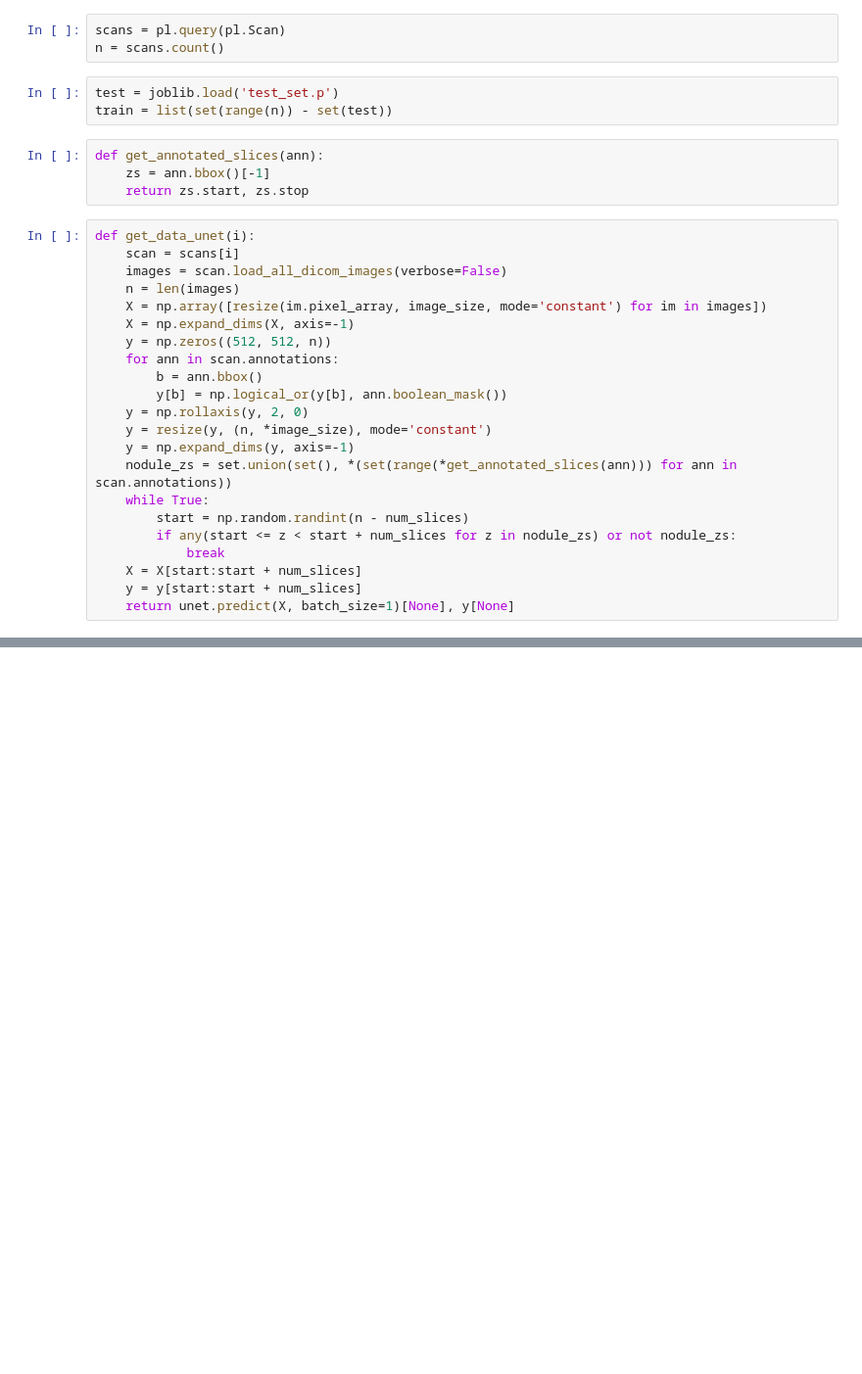
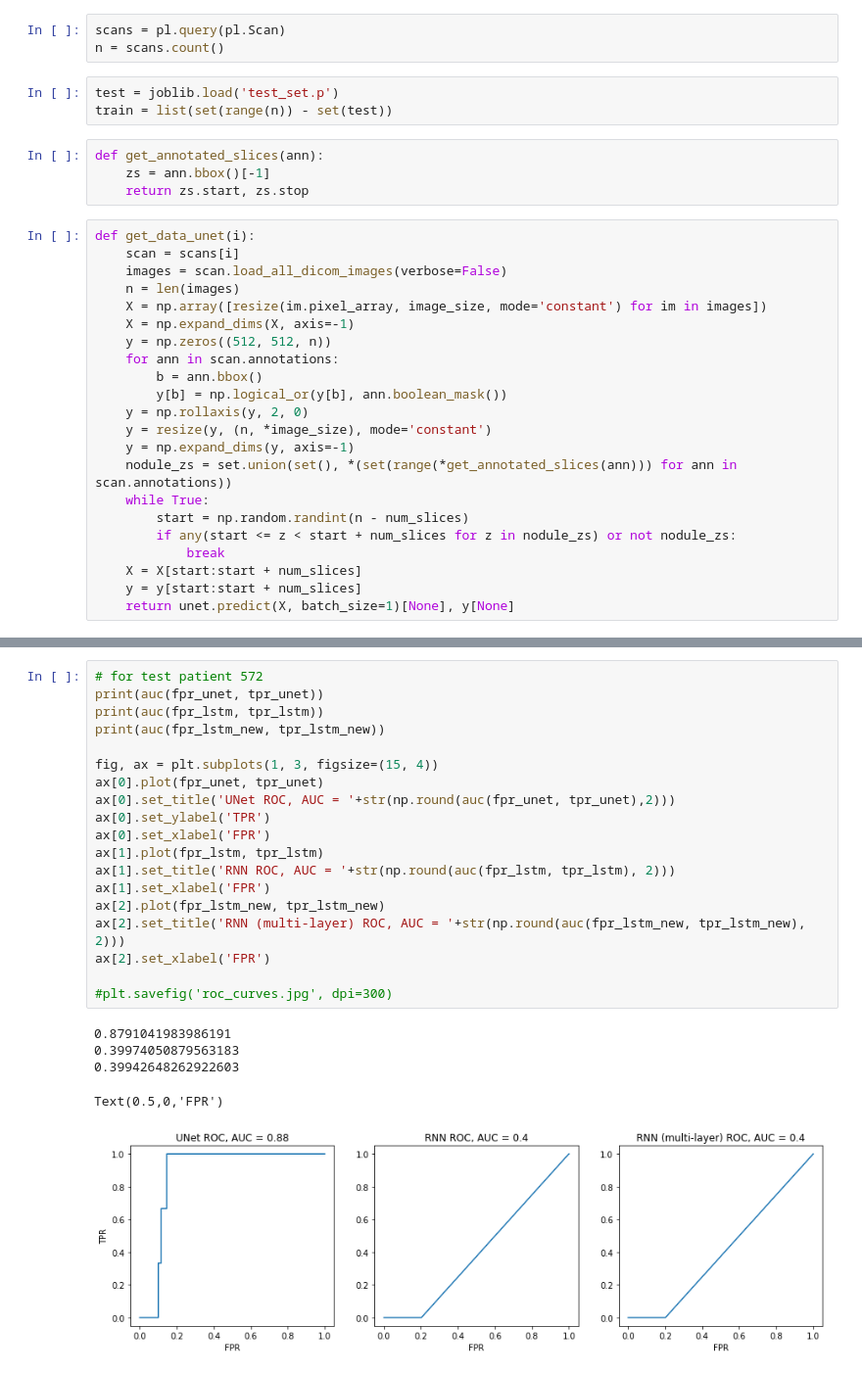
Before and after one commit to luranhe/cs109b-projectofchampions, a Jupyter notebook: luran-visualizations.ipynb, the cells around one changed output, grey strips where cells are left out. Shown at 98% size. Drawn from its saved outputs; the diff is of its cells as text; blank space fills up the shorter version.

```diff
--- a/luran-visualizations.ipynb
+++ b/luran-visualizations.ipynb
@@ -74,0 +158,25 @@ Text(0.5,1,'RNN ROC')
+# %%
+# for test patient 572
+print(auc(fpr_unet, tpr_unet))
+print(auc(fpr_lstm, tpr_lstm))
+print(auc(fpr_lstm_new, tpr_lstm_new))
+
+fig, ax = plt.subplots(1, 3, figsize=(15, 4))
+ax[0].plot(fpr_unet, tpr_unet)
+ax[0].set_title('UNet ROC, AUC = '+str(np.round(auc(fpr_unet, tpr_unet),2)))
+ax[0].set_ylabel('TPR')
+ax[0].set_xlabel('FPR')
+ax[1].plot(fpr_lstm, tpr_lstm)
+ax[1].set_title('RNN ROC, AUC = '+str(np.round(auc(fpr_lstm, tpr_lstm), 2)))
+ax[1].set_xlabel('FPR')
+ax[2].plot(fpr_lstm_new, tpr_lstm_new)
+ax[2].set_title('RNN (multi-layer) ROC, AUC = '+str(np.round(auc(fpr_lstm_new, tpr_lstm_new), 2)))
+ax[2].set_xlabel('FPR')
+
+#plt.savefig('roc_curves.jpg', dpi=300)
+# %% [output]
+0.8791041983986191
+0.39974050879563183
+0.39942648262922603
+Text(0.5,0,'FPR')
+[figure, added]
```
Also changed, not shown: parts of 19 cells of this notebook, 3 other files.
